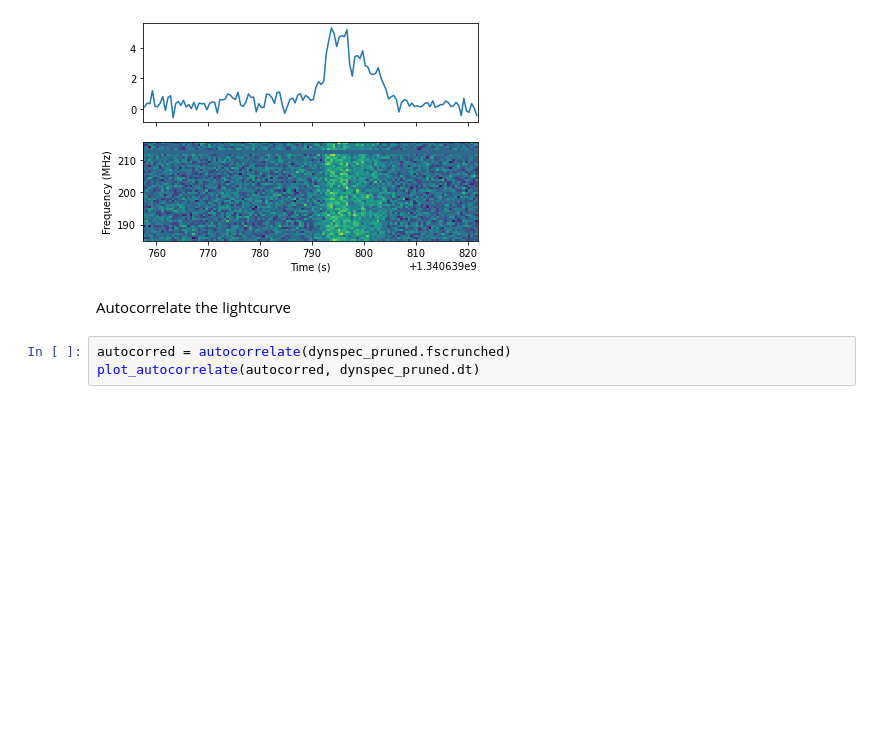
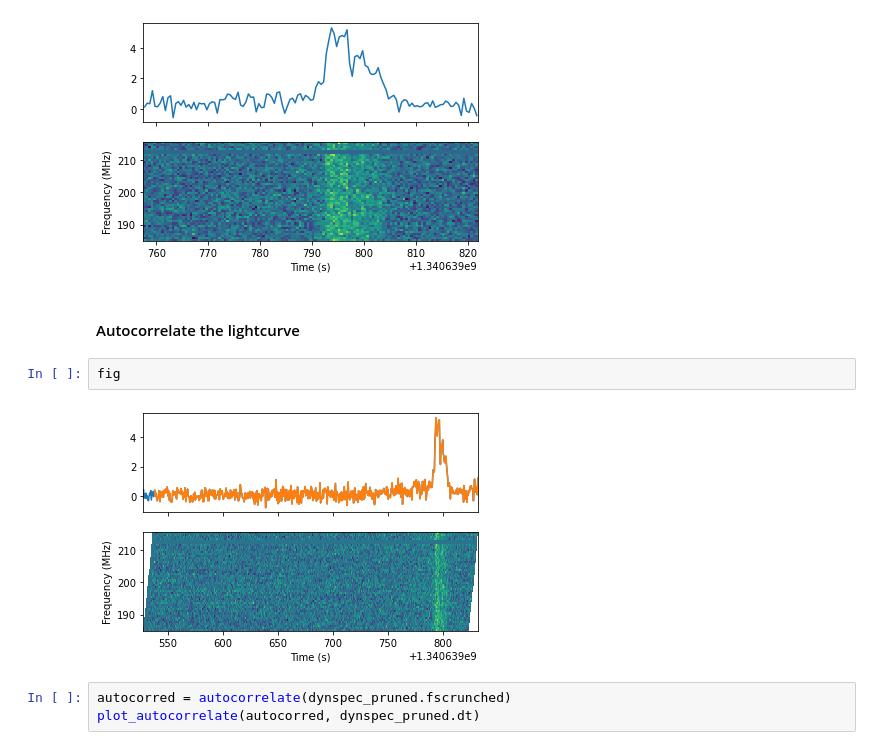
Before and after one commit to nhurleywalker/GPMTransient, a Jupyter notebook: dynspec/autocorrelation.ipynb, the cells around one changed output. Cells and saved outputs as stored; diff of their text form; blank space fills up the shorter version.

```diff
--- a/dynspec/autocorrelation.ipynb
+++ b/dynspec/autocorrelation.ipynb
@@ -53,7 +55,11 @@ dynspec_pruned.plot_lightcurve(axs[0])
 # %% [output]
 [figure]
 # %% [markdown]
-Autocorrelate the lightcurve
+#### Autocorrelate the lightcurve
+# %%
+fig
+# %% [output]
+[figure, added]
 # %%
 autocorred = autocorrelate(dynspec_pruned.fscrunched)
 plot_autocorrelate(autocorred, dynspec_pruned.dt)
```
Also changed, not shown: parts of 49 cells of this notebook.
